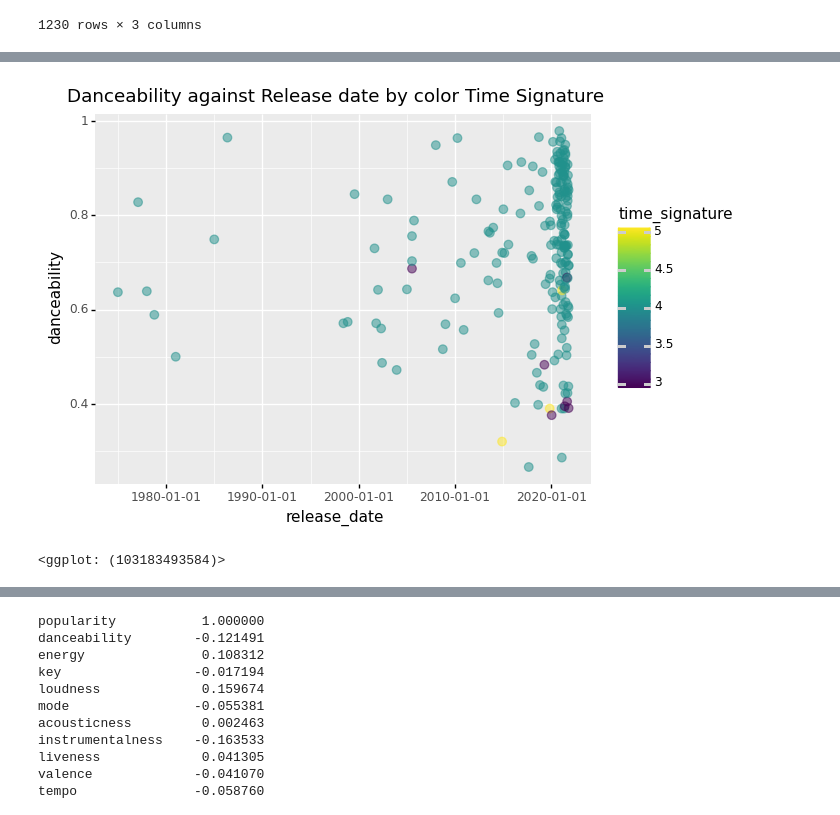
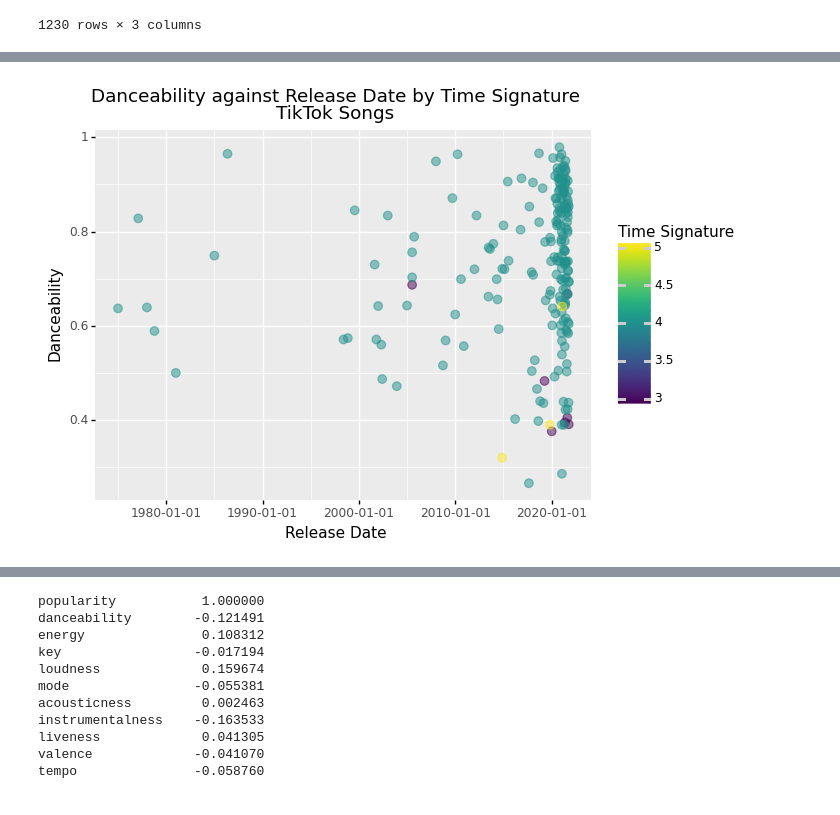
Before and after one commit to s-helal/tiktokify, a Jupyter notebook: graphs.ipynb, the cells around one changed output, grey strips where cells are left out. Drawn from its saved outputs; the diff is of its cells as text; code cells hidden in the pictures.

```diff
--- a/graphs.ipynb
+++ b/graphs.ipynb
@@ -200,17 +206,19 @@ plot2
 # %%
-# Plot 4: Danceability against Release date by color Time Signature
+# Plot 5: Danceability against Release date by color Time Signature for TikTok Songs
 '''
 Plot danceability against release date by color time signature,
 we can clearly see that most TikTok songs are very new, released within one year of being popular on TikTok.
 The danceability value is across the spectrum for recent TikTok songs, but older songs are overall in the
 higher range of danceability, which is likely why users picked out the song in the first place.
 Again it is visible that most data points is 4 beats per bar, but less danceable songs have 3/5 beats per bar
 and that they are recent, so the novelty is likely valued more for those songs by TikTok users than time signature.
 '''
-plot3 = p9.ggplot(data, p9.aes(x='release_date', y = "danceability", color = "time_signature") )
-plot3 += p9.geom_count(alpha = 0.5, size = 3)
-plot3 += p9.ggtitle('Danceability against Release date by color Time Signature')
-plot3
+plot5 = p9.ggplot(data, p9.aes(x='release_date', y = "danceability", color = "time_signature") )
+plot5 += p9.geom_count(alpha = 0.5, size = 3)
+plot5 += p9.ggtitle('Danceability against Release Date by Time Signature\nTikTok Songs')
+plot5 += p9.labels.ylab("Danceability")
+plot5 += p9.labels.xlab("Release Date")
+plot5 += p9.labs(color='Time Signature')
+plot5.draw();
 # %% [output]
-[figure, old version]
+[figure, new version]
-<ggplot: (103183493584)>
```
Also changed, not shown: parts of 8 cells of this notebook.
